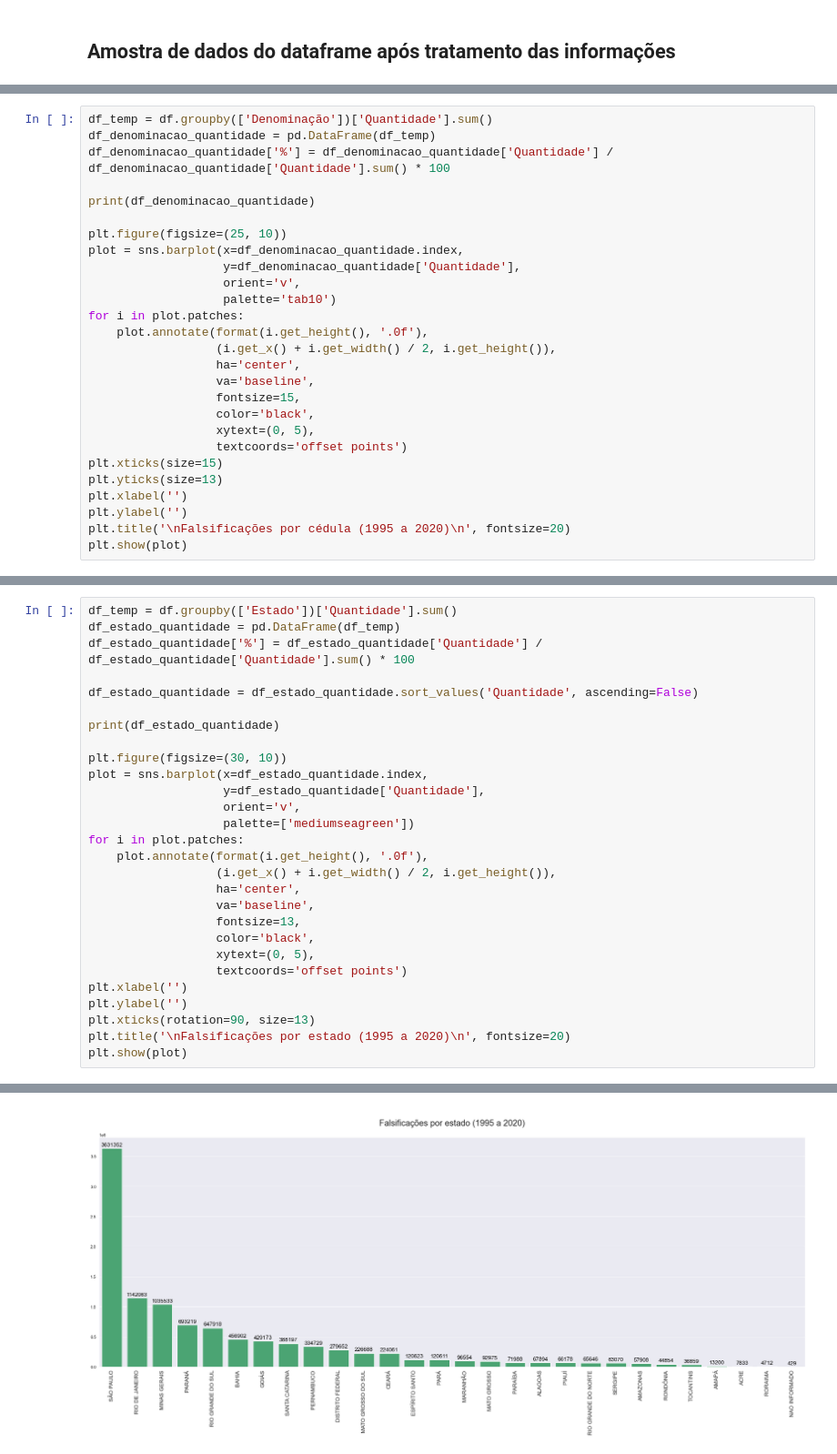
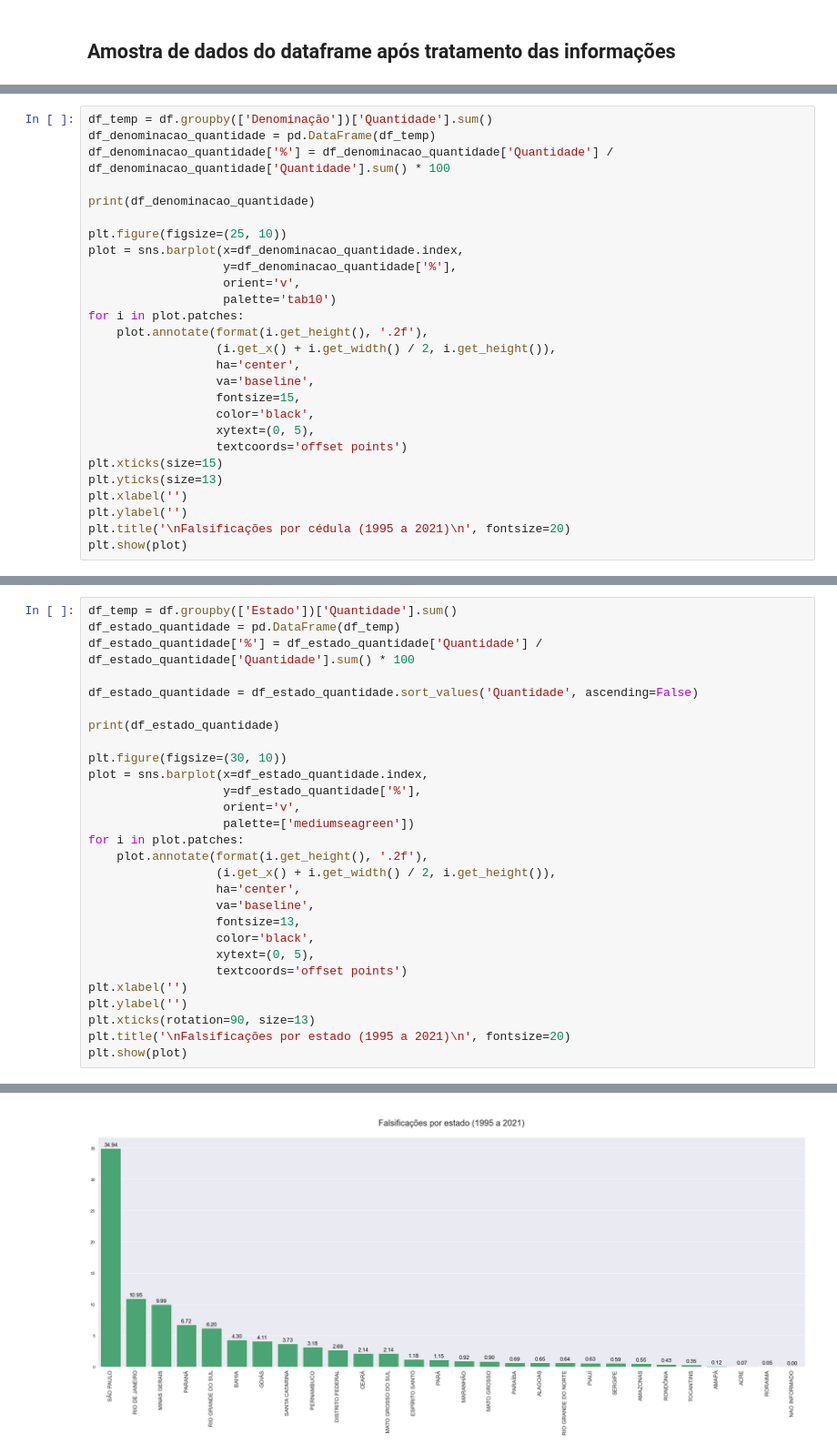
Before and after one commit to emso-exe/Falsificacao_de_cedulas_banco_central_do_brasil, a Jupyter notebook: analise_de_dados.ipynb, the cells around one changed output, grey strips where cells are left out. Shown: that part at 91% size. Saved outputs shown, nothing was run; the diff lists cells and outputs as text.

```diff
--- a/analise_de_dados.ipynb
+++ b/analise_de_dados.ipynb
@@ -217,11 +175,11 @@ print(df_denominacao_quantidade)
 
 plt.figure(figsize=(25, 10))
 plot = sns.barplot(x=df_denominacao_quantidade.index,
-                   y=df_denominacao_quantidade['Quantidade'],
+                   y=df_denominacao_quantidade['%'],
                    orient='v',
                    palette='tab10')
 for i in plot.patches:
-    plot.annotate(format(i.get_height(), '.0f'),
+    plot.annotate(format(i.get_height(), '.2f'),
                   (i.get_x() + i.get_width() / 2, i.get_height()),
                   ha='center',
                   va='baseline',
@@ -233,7 +191,7 @@ plt.xticks(size=15)
 plt.yticks(size=13)
 plt.xlabel('')
 plt.ylabel('')
-plt.title('\nFalsificações por cédula (1995 a 2020)\n', fontsize=20)
+plt.title('\nFalsificações por cédula (1995 a 2021)\n', fontsize=20)
 plt.show(plot)
 # %% [output]
              Quantidade          %
@@ -359,11 +323,11 @@ print(df_estado_quantidade)
 
 plt.figure(figsize=(30, 10))
 plot = sns.barplot(x=df_estado_quantidade.index,
-                   y=df_estado_quantidade['Quantidade'],
+                   y=df_estado_quantidade['%'],
                    orient='v',
                    palette=['mediumseagreen'])
 for i in plot.patches:
-    plot.annotate(format(i.get_height(), '.0f'),
+    plot.annotate(format(i.get_height(), '.2f'),
                   (i.get_x() + i.get_width() / 2, i.get_height()),
                   ha='center',
                   va='baseline',
@@ -374,7 +338,7 @@ for i in plot.patches:
 plt.xlabel('')
 plt.ylabel('')
 plt.xticks(rotation=90, size=13)
-plt.title('\nFalsificações por estado (1995 a 2020)\n', fontsize=20)
+plt.title('\nFalsificações por estado (1995 a 2021)\n', fontsize=20)
 plt.show(plot)
 # %% [output]
                      Quantidade          %
@@ -397 +361 @@ NAO INFORMADO               429   0.004117
-[figure, old version]
+[figure, new version]
```
Also changed, not shown: parts of 29 cells of this notebook.
